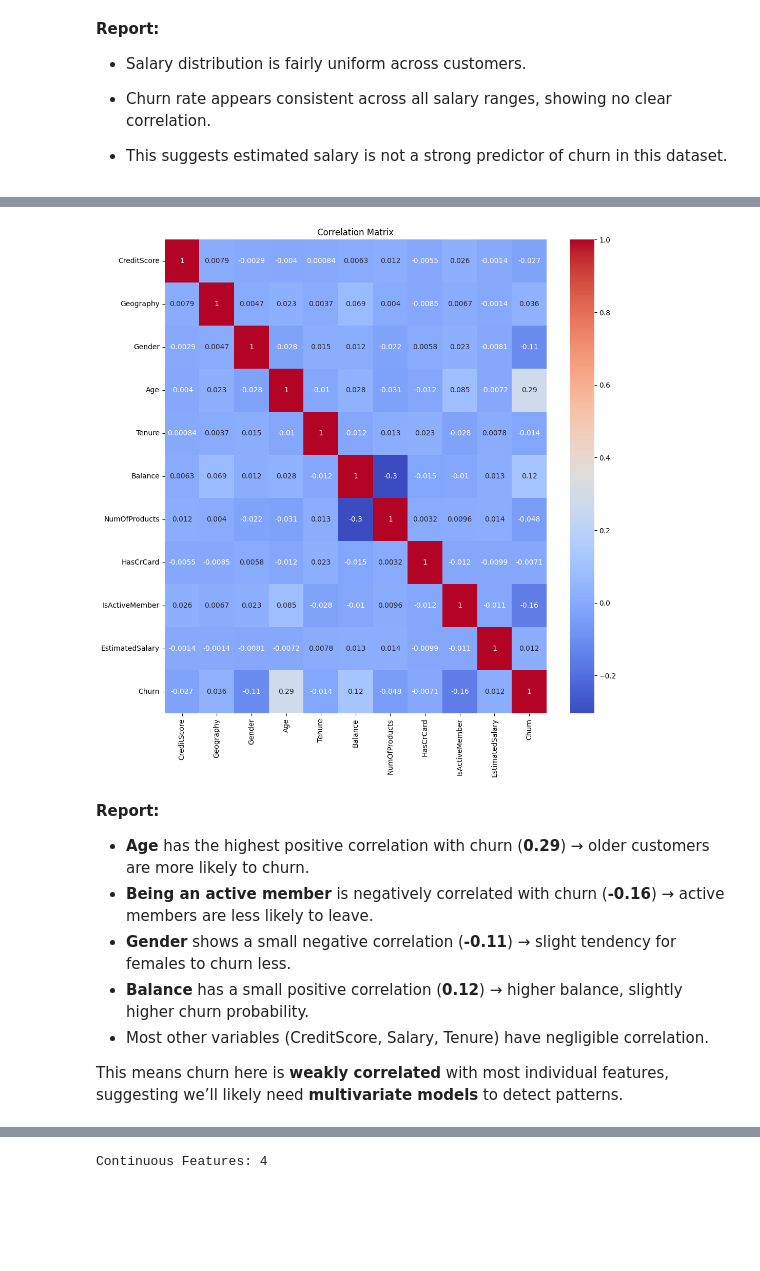
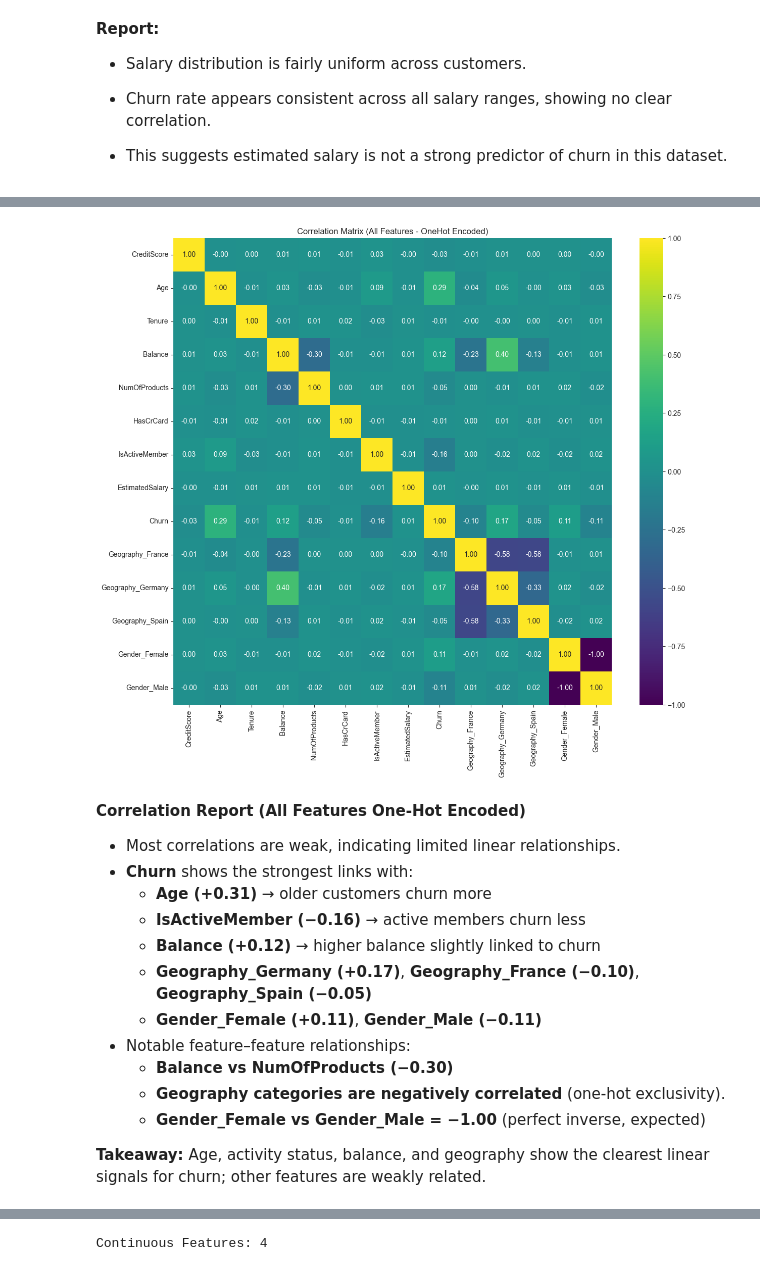
Before and after one commit to 004Gaurav/Customer_Churn, a Jupyter notebook: notebook/customer_churn.ipynb, the cells around one changed output, grey strips where cells are left out. Drawn from its saved outputs; the diff is of its cells as text; code cells hidden in the pictures; blank space fills up the shorter version.

```diff
--- a/notebook/customer_churn.ipynb
+++ b/notebook/customer_churn.ipynb
@@ -397,19 +366,0 @@ df.head()
-# %%
-# Coorelation matrix
-
-plt.figure(figsize=(12,12))
-sns.heatmap(df.corr(), annot=True, cmap='coolwarm')
-plt.title('Correlation Matrix')
-plt.show()
-# %% [output]
-[figure, removed]
-# %% [markdown]
-**Report:**
-
-* **Age** has the highest positive correlation with churn (**0.29**) → older customers are more likely to churn.
-* **Being an active member** is negatively correlated with churn (**-0.16**) → active members are less likely to leave.
-* **Gender** shows a small negative correlation (**-0.11**) → slight tendency for females to churn less.
-* **Balance** has a small positive correlation (**0.12**) → higher balance, slightly higher churn probability.
-* Most other variables (CreditScore, Salary, Tenure) have negligible correlation.
-
-This means churn here is **weakly correlated** with most individual features, suggesting we’ll likely need **multivariate models** to detect patterns.
@@ -444,2 +367,27 @@ preprocessor = ColumnTransformer(
+# %%
+# EDA-only one-hot (keep all categories)
+df_corr = pd.get_dummies(df, columns=["Geography", "Gender"], drop_first=False)
+
+plt.figure(figsize=(14, 12))
+sns.heatmap(df_corr.corr(), cmap='viridis', center=0, annot=True, fmt=".2f")
+plt.title('Correlation Matrix (All Features - OneHot Encoded)')
+plt.show()
+# %% [output]
+[figure, added]
+# %% [markdown]
+**Correlation Report (All Features One‑Hot Encoded)**
+- Most correlations are weak, indicating limited linear relationships.
+- **Churn** shows the strongest links with:
+  - **Age (+0.31)** → older customers churn more
+  - **IsActiveMember (−0.16)** → active members churn less
+  - **Balance (+0.12)** → higher balance slightly linked to churn
+  - **Geography_Germany (+0.17)**, **Geography_France (−0.10)**, **Geography_Spain (−0.05)**
+  - **Gender_Female (+0.11)**, **Gender_Male (−0.11)**
+- Notable feature–feature relationships:
+  - **Balance vs NumOfProducts (−0.30)**
+  - **Geography categories are negatively correlated** (one‑hot exclusivity).
+  - **Gender_Female vs Gender_Male = −1.00** (perfect inverse, expected)
+
+**Takeaway:** Age, activity status, balance, and geography show the clearest linear signals for churn; other features are weakly related.
 # %%
 import pandas as pd
```
Also changed, not shown: parts of 40 cells of this notebook, 4 other files.
